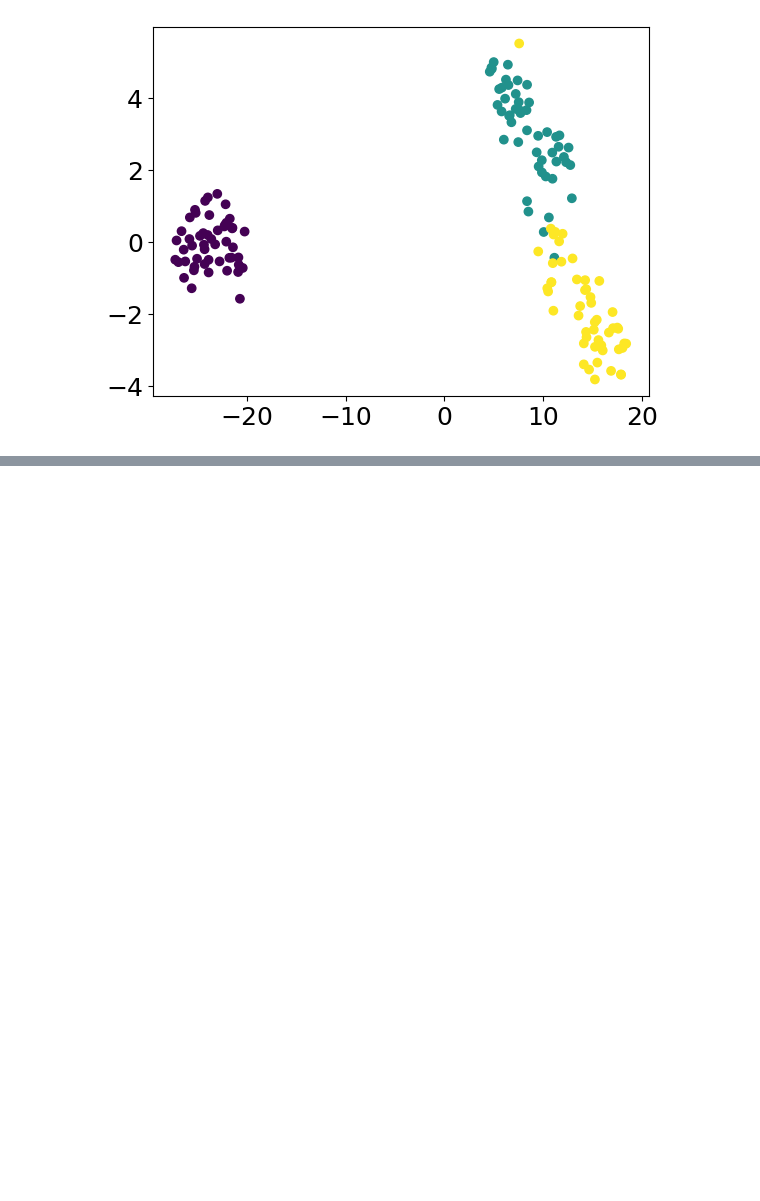
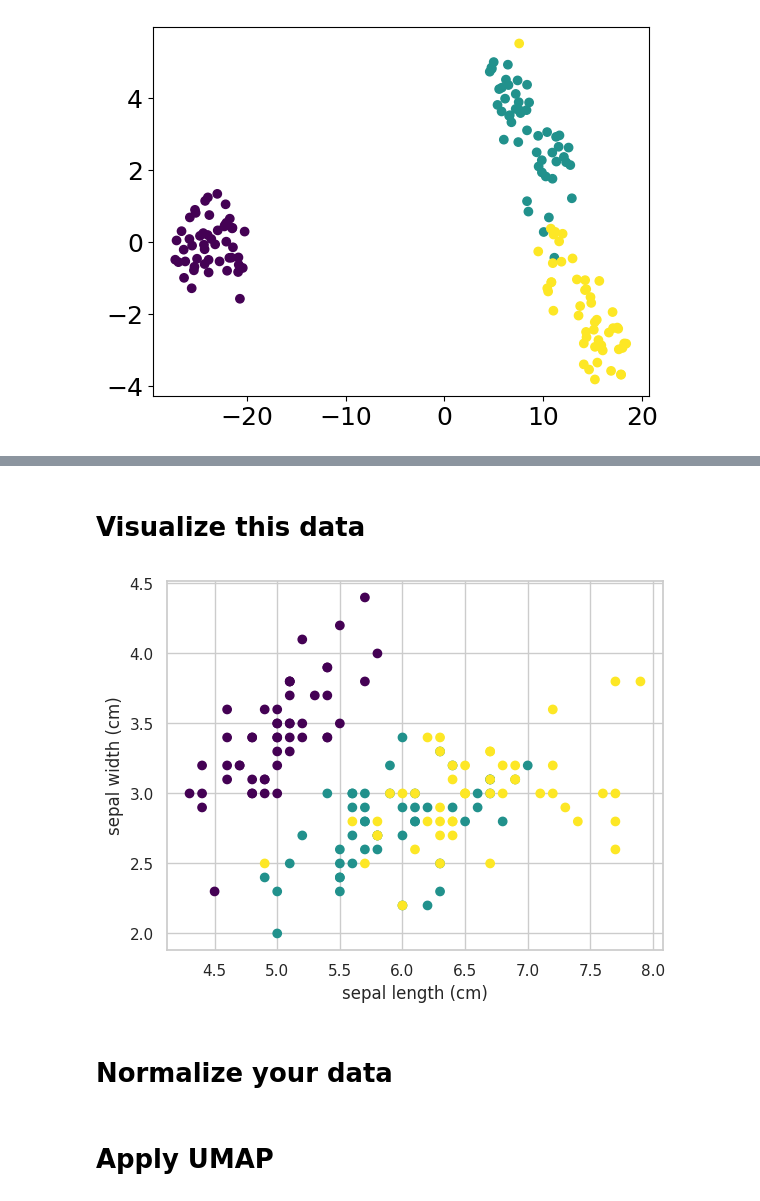
Before and after one commit to neelsoumya/python_machine_learning, a Jupyter notebook: teaching_python_17thOct.ipynb, the cells around one changed output, grey strips where cells are left out. Drawn from its saved outputs; the diff is of its cells as text; code cells hidden in the pictures; blank space fills up the shorter version.

```diff
--- a/teaching_python_17thOct.ipynb
+++ b/teaching_python_17thOct.ipynb
@@ -420,0 +445,18 @@ plt.show()
+# %%
+sns.set(style="whitegrid")
+
+# load the dataset
+iris = datasets.load_iris()
+
+X_iris = iris.data
+y_iris = iris.target
+
+labels_iris = iris.target_names
+
+# create a data frame and store these vales
+df_iris_simple = pd.DataFrame(X_iris, columns = iris.feature_names)
+
+df_iris_simple['species'] = iris.target
+df_iris_simple['species_name'] = df_iris_simple['species'].map( {0:'setosa', 1:'versicolor', 2:'virginica'} )
+
+print(df_iris_simple.head)
@@ -420,0 +481,12 @@ plt.show()
+# %% [markdown]
+# Visualize this data
+# %%
+plt.figure()
+plt.scatter( X_iris[:,0], X_iris[:,1], c = iris.target, cmap = 'viridis' )
+plt.xlabel(iris.feature_names[0])
+plt.ylabel(iris.feature_names[1])
+plt.show()
+# %% [output]
+[figure, added]
+# %% [markdown]
+# Normalize your data
@@ -420,0 +496,2 @@ plt.show()
+# %% [markdown]
+# Apply UMAP
```
Also changed, not shown: parts of 39 cells of this notebook.
